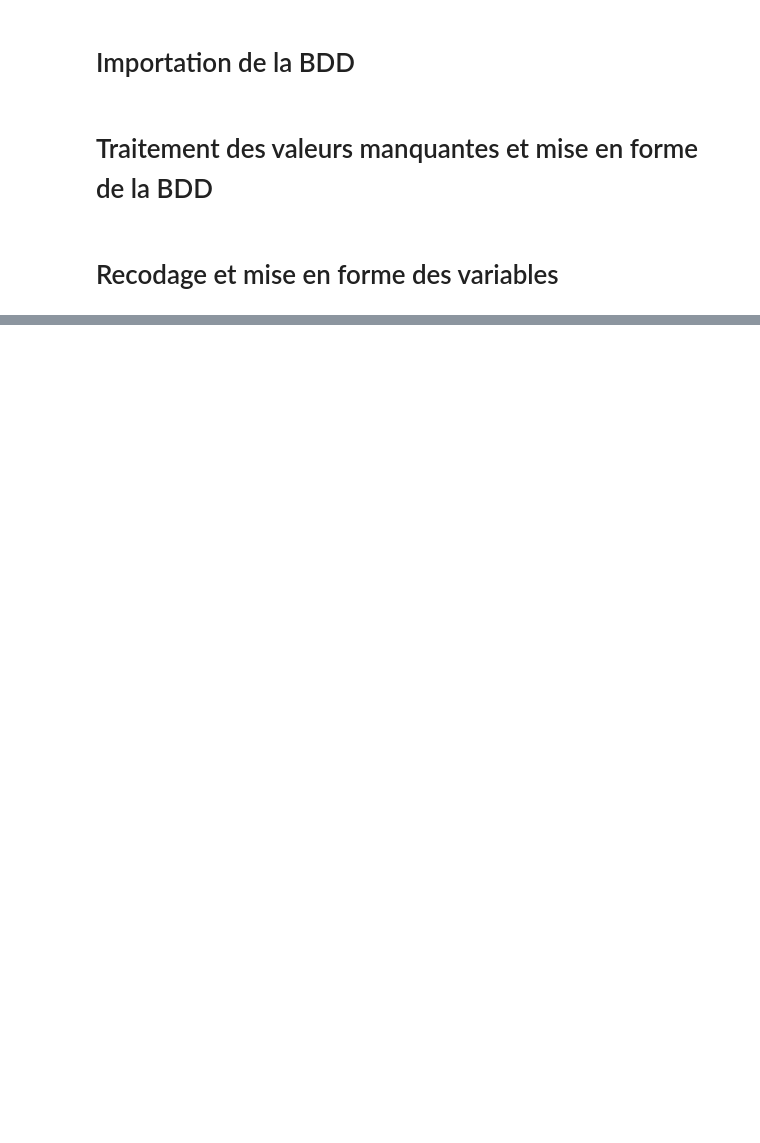
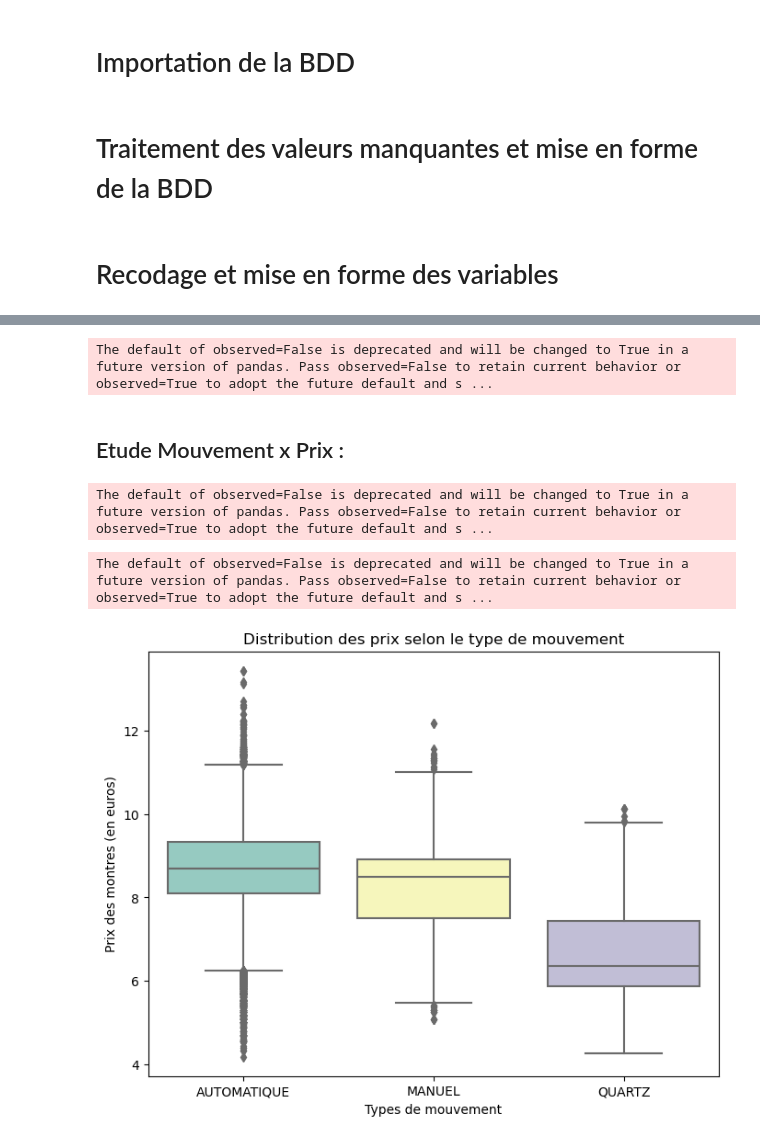
Before and after one commit to Francois-b-24/Clock_industry-second_hand, a Jupyter notebook: scripts/cleaning_analysis/analysis.ipynb, the cells around one changed output, grey strips where cells are left out. Cells and saved outputs as stored; diff of their text form; code cells hidden in the pictures; blank space fills up the shorter version.

```diff
--- a/scripts/cleaning_analysis/analysis.ipynb
+++ b/scripts/cleaning_analysis/analysis.ipynb
@@ -65,0 +70,2 @@ df.to_csv('/Users/f.b/Desktop/Data_Science/Clock_industry/Scripts/Data/verif.csv
+# %%
+df['prix_log'] = np.log(df['prix'])
@@ -65,0 +128,27 @@ df.to_csv('/Users/f.b/Desktop/Data_Science/Clock_industry/Scripts/Data/verif.csv
+# %%
+fig(df)
+# %% [output]
+The default of observed=False is deprecated and will be changed to True in a future version of pandas. Pass observed=False to retain current behavior or observed=True to adopt the future default and s ...
+# %% [markdown]
+## Etude Mouvement x Prix :
+# %%
+stat_mouvement = df.groupby('mouvement')['prix'].agg(['mean', 'min', 'max', 'std']).reset_index()
+stat_mouvement.columns = ['mouvement', 'prix_moyen', 'prix_min', 'prix_max', 'ecart_type']
+stat_mouvement['prix_moyen'] = stat_mouvement['prix_moyen'].round(2)
+stat_mouvement['ecart_type'] = stat_mouvement['ecart_type'].round(2)
+
+def fig(df):
+    fig = go.Figure(data=[go.Table(
+        header=dict(values=["Pays","prix_moyen","prix_min", "prix_max", "ecart_type"],
+                    fill_color='paleturquoise',
+                    align='center'),
+        cells=dict(values=[stat_mouvement['mouvement'], stat_mouvement['prix_moyen'], stat_mouvement['prix_min'],
+                        stat_mouvement['prix_max'], stat_mouvement['ecart_type']],
+                fill_color='lavender',
+                align='left'))
+    ])
+
+    fig.update_layout(title="Statistiques par type de mouvement")
+    return fig.show()
+# %% [output]
+The default of observed=False is deprecated and will be changed to True in a future version of pandas. Pass observed=False to retain current behavior or observed=True to adopt the future default and s ...
@@ -65,0 +157,11 @@ df.to_csv('/Users/f.b/Desktop/Data_Science/Clock_industry/Scripts/Data/verif.csv
+# %%
+# Création d'un boxplot pour visualiser la distribution des prix par localisation
+plt.figure(figsize=(8, 6))
+sns.boxplot(x='mouvement', y='prix_log', data=df, palette="Set3")
+plt.title('Distribution des prix selon le type de mouvement')
+plt.xlabel('Types de mouvement')
+plt.ylabel('Prix des montres (en euros)')
+plt.show()
+# %% [output]
+The default of observed=False is deprecated and will be changed to True in a future version of pandas. Pass observed=False to retain current behavior or observed=True to adopt the future default and s ...
+[figure, added]
```
Also changed, not shown: parts of 22 cells of this notebook, 1 other file.
